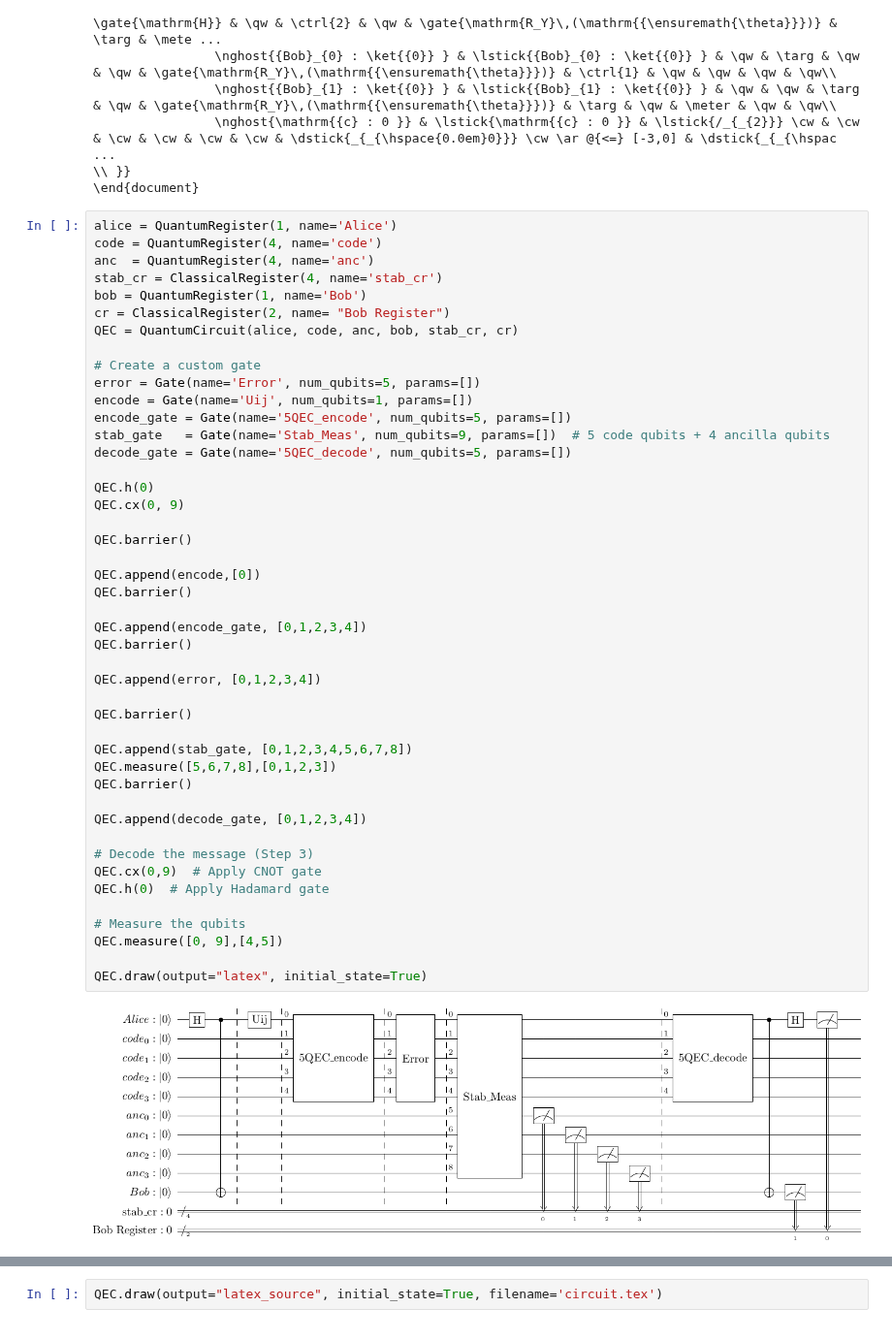
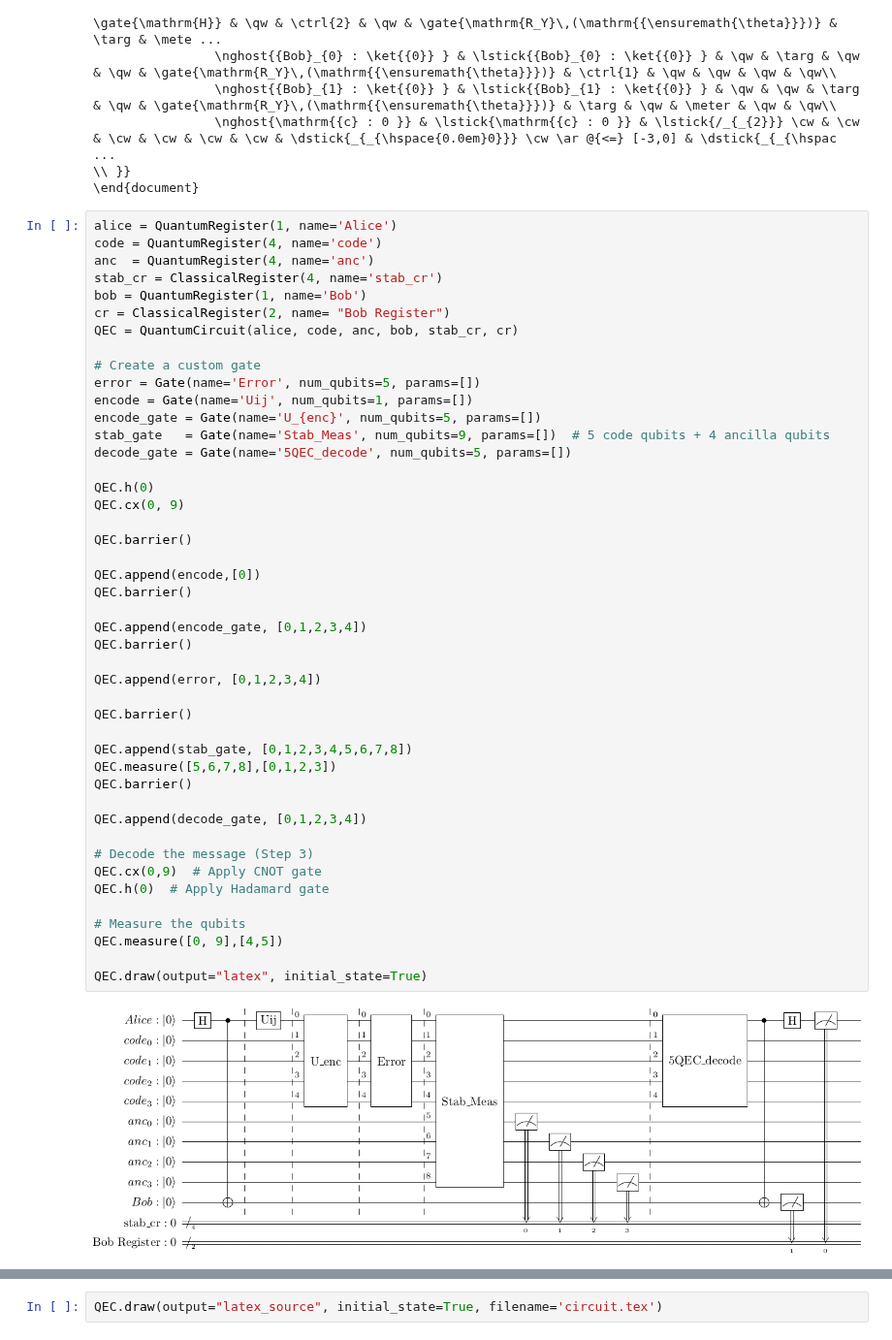
Before and after one commit to syedshubha/QNET25_Shubha, a Jupyter notebook: DenseErrorCKT.ipynb, the cells around one changed output, grey strips where cells are left out. Shown at 97% size. Cells and saved outputs as stored; diff of their text form.

```diff
--- a/DenseErrorCKT.ipynb
+++ b/DenseErrorCKT.ipynb
@@ -158,41 +141,41 @@ QEC = QuantumCircuit(alice, code, anc, bob, stab_cr, cr)
 # Create a custom gate
 error = Gate(name='Error', num_qubits=5, params=[])
 encode = Gate(name='Uij', num_qubits=1, params=[])
-encode_gate = Gate(name='5QEC_encode', num_qubits=5, params=[])
+encode_gate = Gate(name='U_{enc}', num_qubits=5, params=[])
 stab_gate   = Gate(name='Stab_Meas', num_qubits=9, params=[])  # 5 code qubits + 4 ancilla qubits
 decode_gate = Gate(name='5QEC_decode', num_qubits=5, params=[])
 
 QEC.h(0)
 QEC.cx(0, 9)
 
 QEC.barrier()
 
 QEC.append(encode,[0])
 QEC.barrier()
 
 QEC.append(encode_gate, [0,1,2,3,4])
 QEC.barrier()
 
 QEC.append(error, [0,1,2,3,4])
 
 QEC.barrier()
 
 QEC.append(stab_gate, [0,1,2,3,4,5,6,7,8])
 QEC.measure([5,6,7,8],[0,1,2,3])
 QEC.barrier()
 
 QEC.append(decode_gate, [0,1,2,3,4])
 
 # Decode the message (Step 3)
 QEC.cx(0,9)  # Apply CNOT gate
 QEC.h(0)  # Apply Hadamard gate
 
 # Measure the qubits
 QEC.measure([0, 9],[4,5])
 
 QEC.draw(output="latex", initial_state=True)
 # %% [output]
-[figure, old version]
+[figure, new version]
 # %%
 latex_source = QEC.draw(output="latex_source", initial_state=True)
 print(latex_source)
```
Also changed, not shown: parts of 4 cells of this notebook.
